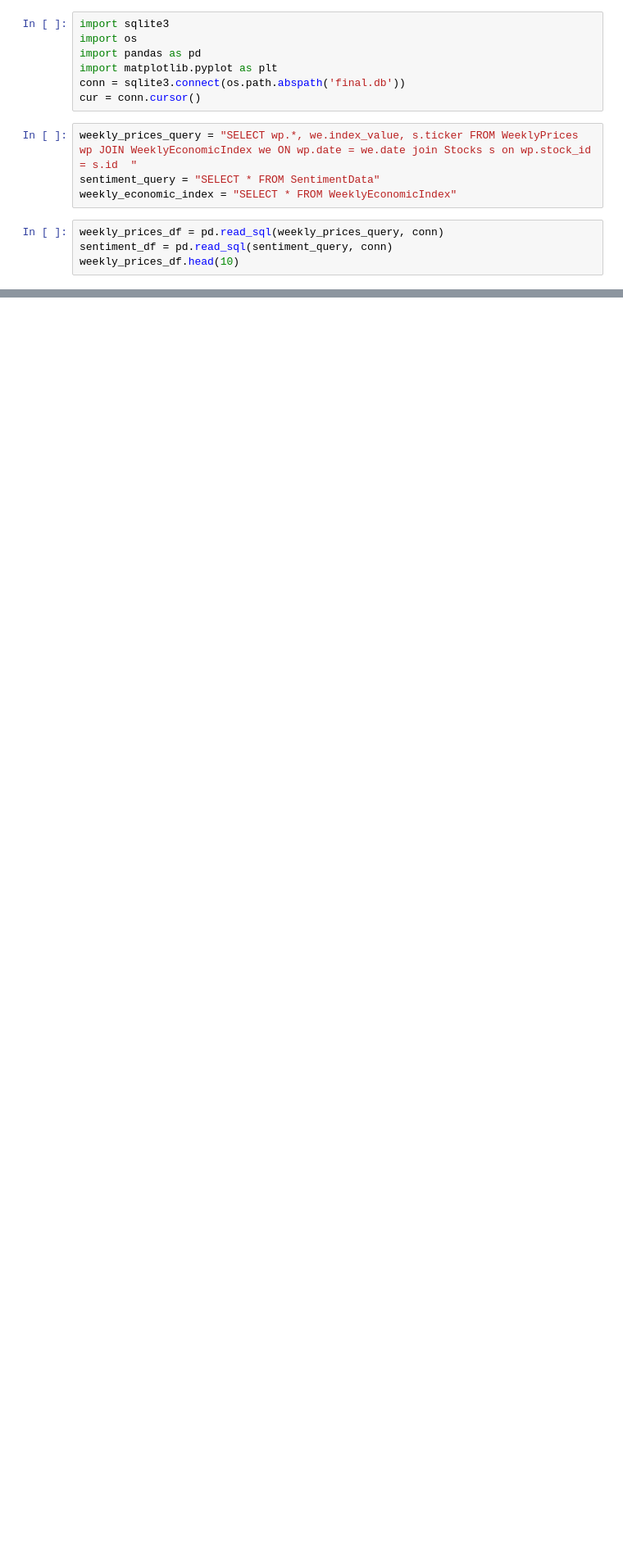
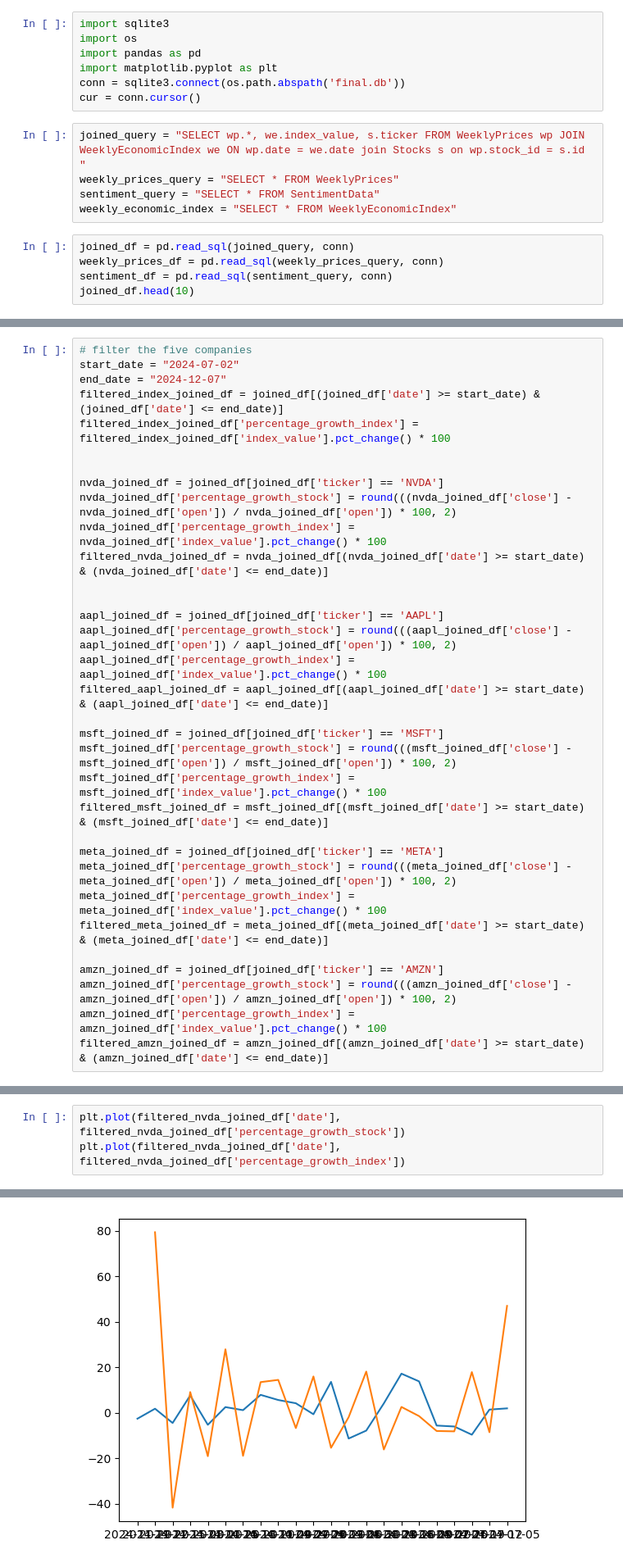
Before and after one commit to nicklo0531/si206_final_project, a Jupyter notebook: FINAL/visualization.ipynb, the cells around one changed output, grey strips where cells are left out. Shown at 82% size. Cells and saved outputs as stored; diff of their text form; blank space fills up the shorter version.

```diff
--- a/FINAL/visualization.ipynb
+++ b/FINAL/visualization.ipynb
@@ -6,13 +6,15 @@ import matplotlib.pyplot as plt
 conn = sqlite3.connect(os.path.abspath('final.db'))
 cur = conn.cursor()
 # %%
-weekly_prices_query = "SELECT wp.*, we.index_value, s.ticker FROM WeeklyPrices wp JOIN WeeklyEconomicIndex we ON wp.date = we.date join Stocks s on wp.stock_id = s.id  "
+joined_query = "SELECT wp.*, we.index_value, s.ticker FROM WeeklyPrices wp JOIN WeeklyEconomicIndex we ON wp.date = we.date join Stocks s on wp.stock_id = s.id  "
+weekly_prices_query = "SELECT * FROM WeeklyPrices"
 sentiment_query = "SELECT * FROM SentimentData"
 weekly_economic_index = "SELECT * FROM WeeklyEconomicIndex"
 # %%
+joined_df = pd.read_sql(joined_query, conn)
 weekly_prices_df = pd.read_sql(weekly_prices_query, conn)
 sentiment_df = pd.read_sql(sentiment_query, conn)
-weekly_prices_df.head(10)
+joined_df.head(10)
 # %% [output]
 |  | stock_id | date | open | high | low | close | volume | index_value | ticker |
 | 0 | 1 | 2024-11-29 | 141.99 | 142.050 | 131.8000 | 138.25 | 903463597 | 1.79 | NVDA |
@@ -82,0 +30,33 @@ for i in ls:
+# %%
+# filter the five companies
+start_date = "2024-07-02"
+end_date = "2024-12-07"
+filtered_index_joined_df = joined_df[(joined_df['date'] >= start_date) & (joined_df['date'] <= end_date)]
+filtered_index_joined_df['percentage_growth_index'] = filtered_index_joined_df['index_value'].pct_change() * 100
+
+
+nvda_joined_df = joined_df[joined_df['ticker'] == 'NVDA']
+nvda_joined_df['percentage_growth_stock'] = round(((nvda_joined_df['close'] - nvda_joined_df['open']) / nvda_joined_df['open']) * 100, 2)
+nvda_joined_df['percentage_growth_index'] = nvda_joined_df['index_value'].pct_change() * 100
+filtered_nvda_joined_df = nvda_joined_df[(nvda_joined_df['date'] >= start_date) & (nvda_joined_df['date'] <= end_date)]
+
+
+aapl_joined_df = joined_df[joined_df['ticker'] == 'AAPL']
+aapl_joined_df['percentage_growth_stock'] = round(((aapl_joined_df['close'] - aapl_joined_df['open']) / aapl_joined_df['open']) * 100, 2)
+aapl_joined_df['percentage_growth_index'] = aapl_joined_df['index_value'].pct_change() * 100
+filtered_aapl_joined_df = aapl_joined_df[(aapl_joined_df['date'] >= start_date) & (aapl_joined_df['date'] <= end_date)]
+
+msft_joined_df = joined_df[joined_df['ticker'] == 'MSFT']
+msft_joined_df['percentage_growth_stock'] = round(((msft_joined_df['close'] - msft_joined_df['open']) / msft_joined_df['open']) * 100, 2)
+msft_joined_df['percentage_growth_index'] = msft_joined_df['index_value'].pct_change() * 100
+filtered_msft_joined_df = msft_joined_df[(msft_joined_df['date'] >= start_date) & (msft_joined_df['date'] <= end_date)]
+
+meta_joined_df = joined_df[joined_df['ticker'] == 'META']
+meta_joined_df['percentage_growth_stock'] = round(((meta_joined_df['close'] - meta_joined_df['open']) / meta_joined_df['open']) * 100, 2)
+meta_joined_df['percentage_growth_index'] = meta_joined_df['index_value'].pct_change() * 100
+filtered_meta_joined_df = meta_joined_df[(meta_joined_df['date'] >= start_date) & (meta_joined_df['date'] <= end_date)]
+
+amzn_joined_df = joined_df[joined_df['ticker'] == 'AMZN']
+amzn_joined_df['percentage_growth_stock'] = round(((amzn_joined_df['close'] - amzn_joined_df['open']) / amzn_joined_df['open']) * 100, 2)
+amzn_joined_df['percentage_growth_index'] = amzn_joined_df['index_value'].pct_change() * 100
+filtered_amzn_joined_df = amzn_joined_df[(amzn_joined_df['date'] >= start_date) & (amzn_joined_df['date'] <= end_date)]
@@ -82,0 +81,4 @@ for i in ls:
+# %%
+plt.plot(filtered_nvda_joined_df['date'], filtered_nvda_joined_df['percentage_growth_stock'])
+plt.plot(filtered_nvda_joined_df['date'], filtered_nvda_joined_df['percentage_growth_index'])
+# %% [output]
@@ -82,0 +86 @@ for i in ls:
+[figure, added]
```
Also changed, not shown: parts of 13 cells of this notebook, 2 other files.
